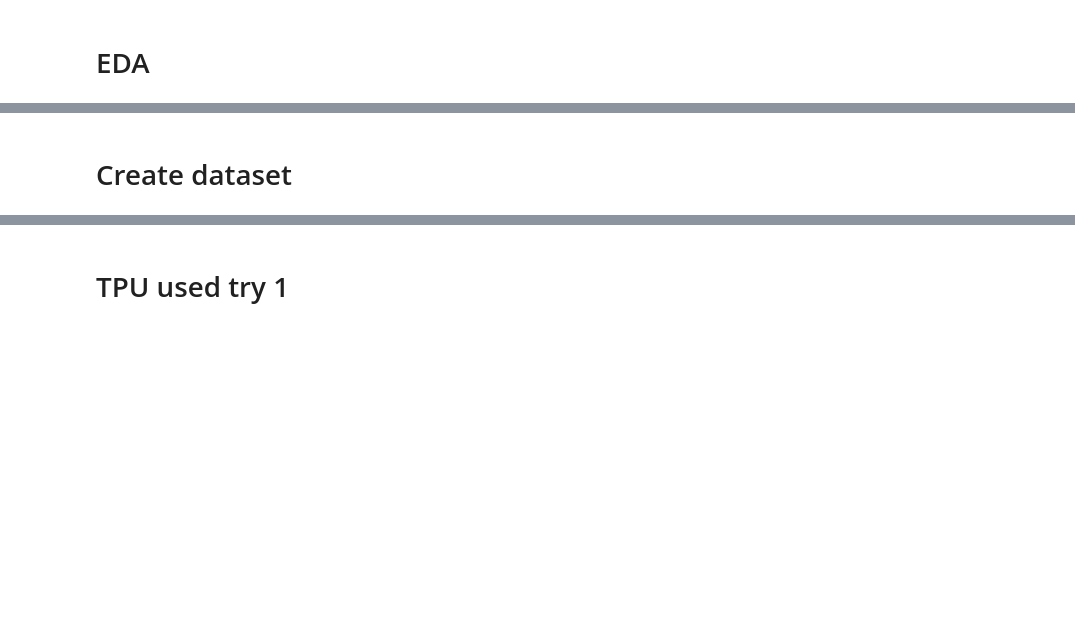
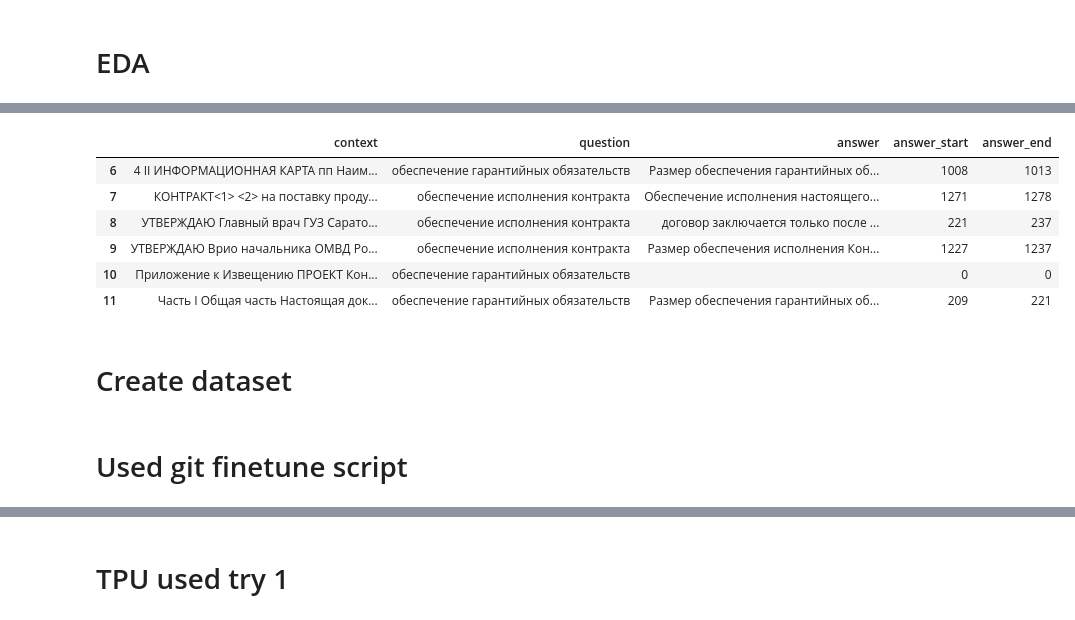
Before and after one commit to akscent/kaggle-competitions, a Jupyter notebook: nlp-task.ipynb, the cells around one changed output, grey strips where cells are left out. Saved outputs shown, nothing was run; the diff lists cells and outputs as text; code cells hidden in the pictures; blank space fills up the shorter version.

```diff
--- a/nlp-task.ipynb
+++ b/nlp-task.ipynb
@@ -42,0 +75,4 @@ Login successful
+# %%
+text = "УТВЕРЖДАЮ: Председатель закупочной комиссии, заместитель генерального директора - по логистике и МТО АО «АТХ» ____________________ Т.Ю. Шустова «01» сентября 2022 г. ДОКУМЕНТАЦИЯ О КОНКУРЕНТНОЙ ЗАКУПКЕ ЗАПРОС ПРЕДЛОЖЕНИЙ В ЭЛЕКТРОННОЙ ФОРМЕ, УЧАСТНИКАМИ КОТОРОГО МОГУТ БЫТЬ ТОЛЬКО СУБЪЕКТЫ МАЛОГО И СРЕДНЕГО ПРЕДПРИНИМАТЕЛЬСТВА на право заключения Договора на выполнение работ по ремонту зданий и сооружений г. Киров 2022 год. Стр.2 СОДЕРЖАНИЕ СОДЕРЖАНИЕ 2 I. ОБЩИЕ УСЛОВИЯ ПРОВЕДЕНИЯ закупки 3 1. ОБЩИЕ ПОЛОЖЕНИЯ 3 1.1. Правовой статус документов 3 1.2. Заказчик, предмет и условия проведения закупки. 3 1.3. Начальная (максимальная) цена договора 4 1.4. Требования к участникам закупки 4 1.5. Участие в закупке коллективных участников (группы лиц) 5 1.6. Привлечение соисполнителей (субподрядчиков) к исполнению договора 6 1.7. Расходы на участие в закупке и при заключении договора 7 1.8. Предоставление приоритетов товаров российского происхождения, работ, услуг, выполняемых, оказываемых российс 3.5.2, 5.6.4 Закупка по единичным расценкам Нет."
+
+translate_sentence(text)
@@ -71,3 +194,11 @@ def create_qa_examples(data):
 # %%
-train_df = create_dataframe(train_data, ['text', 'label', "extracted_part"], ['extracted_part'])
-display(HTML(train_df[:2].to_html()))
+train_df = create_qa_dataframe(train_data)
+display(HTML(train_df[6:12].to_html()))
+# %% [output]
+|  | context | question | answer | answer_start | answer_end |
+| 6 | 4 II ИНФОРМАЦИОННАЯ КАРТА пп Наим... | обеспечение гарантийных обязательств | Размер обеспечения гарантийных об... | 1008 | 1013 |
+| 7 | КОНТРАКТ<1> <2> на поставку проду... | обеспечение исполнения контракта | Обеспечение исполнения настоящего... | 1271 | 1278 |
+| 8 | УТВЕРЖДАЮ Главный врач ГУЗ Сарато... | обеспечение исполнения контракта | договор заключается только после ... | 221 | 237 |
+| 9 | УТВЕРЖДАЮ Врио начальника ОМВД Ро... | обеспечение исполнения контракта | Размер обеспечения исполнения Кон... | 1227 | 1237 |
+| 10 | Приложение к Извещению ПРОЕКТ Кон... | обеспечение гарантийных обязательств |  | 0 | 0 |
+| 11 | Часть I Общая часть Настоящая док... | обеспечение гарантийных обязательств | Размер обеспечения гарантийных об... | 209 | 221 |
@@ -195,0 +381,2 @@ class QATrainer:
+# %% [markdown]
+# Used git finetune script
```
Also changed, not shown: parts of 28 cells of this notebook.
